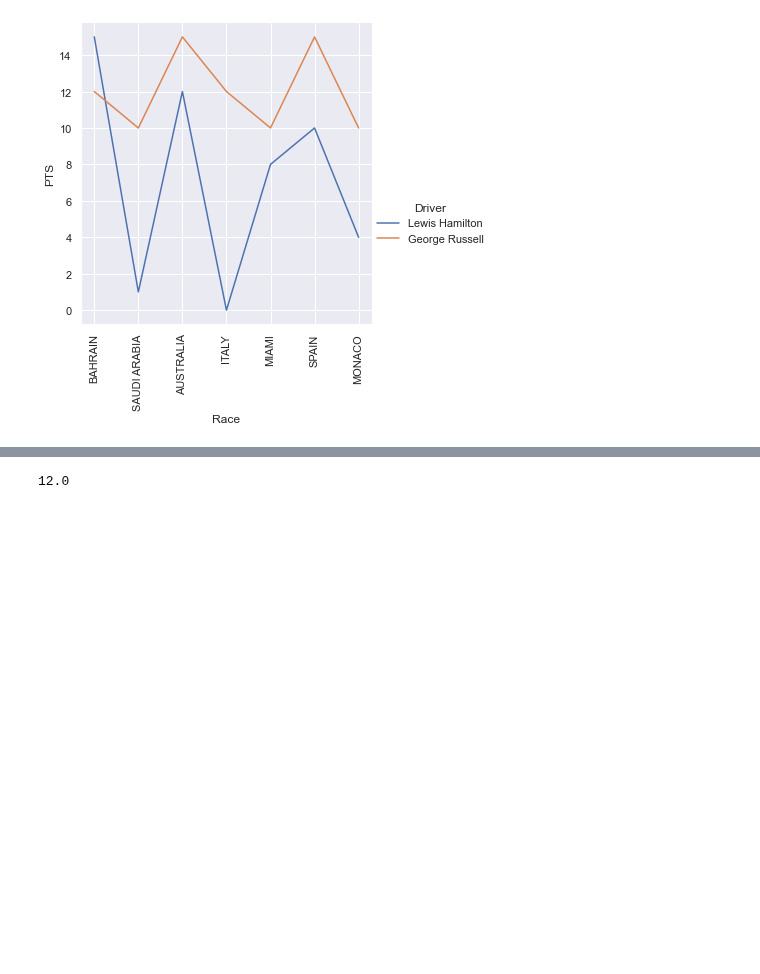
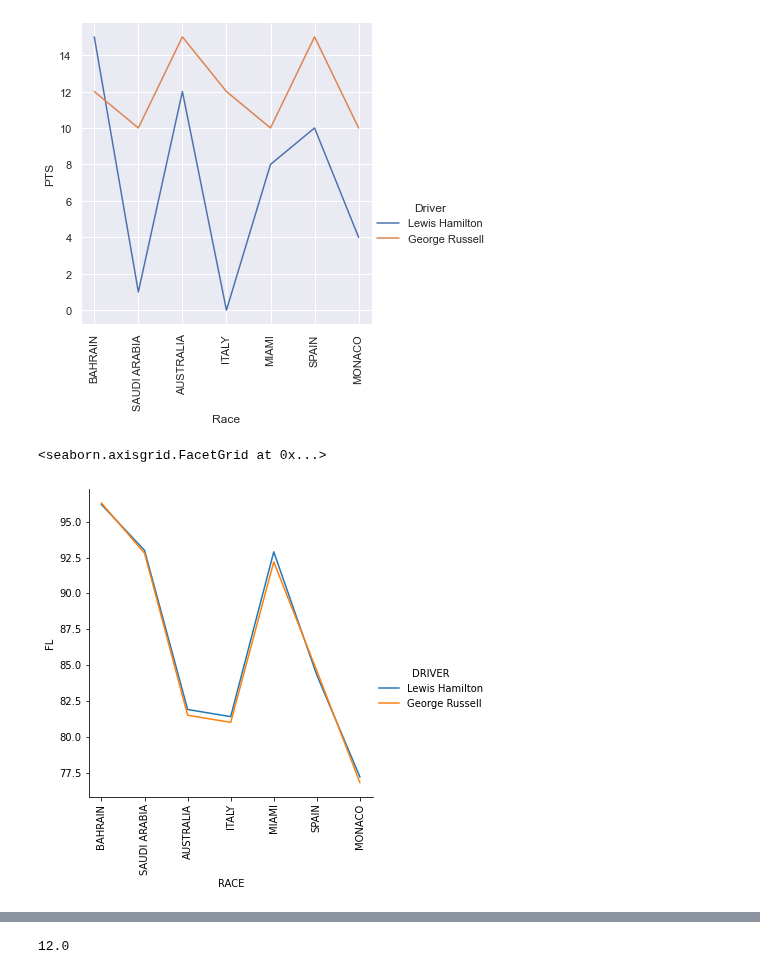
Before and after one commit to JB-26/f1-2022-analysis, a Jupyter notebook: hamilton-russell.ipynb, the cells around one changed output, grey strips where cells are left out. Cells and saved outputs as stored; diff of their text form; code cells hidden in the pictures; blank space fills up the shorter version.

Commit message:
Additional graph added

```diff
--- a/hamilton-russell.ipynb
+++ b/hamilton-russell.ipynb
@@ -24,3 +24,6 @@ race_results_df.head()
 # %%
 # Some results are in capitals for the car column
 race_results_df['Car'] = race_results_df['Car'].str.replace('MERCEDES', 'Mercedes')
+# %%
+fastest_lap_df = pd.read_csv('data/compiled-data/fastest-laps.csv')
+fastest_lap_df.head()
@@ -26,0 +37,3 @@ race_results_df['Car'] = race_results_df['Car'].str.replace('MERCEDES', 'Mercede
+# %%
+mercedes_fastest_lap_df = fastest_lap_df.loc[fastest_lap_df['CAR'] == 'MERCEDES']
+mercedes_fastest_lap_df.head()
@@ -43,3 +63,10 @@ plot.set_xticklabels(rotation=90)
 # %% [output]
 <seaborn.axisgrid.FacetGrid at 0x...>
 [figure]
+# %%
+# create plot
+plot = sns.relplot(data=mercedes_fastest_lap_df, kind='line', x='RACE', y='FL', hue='DRIVER', markers=True)
+plot.set_xticklabels(rotation=90)
+# %% [output]
+<seaborn.axisgrid.FacetGrid at 0x...>
+[figure, added]
```
Also changed, not shown: parts of 3 cells of this notebook.
